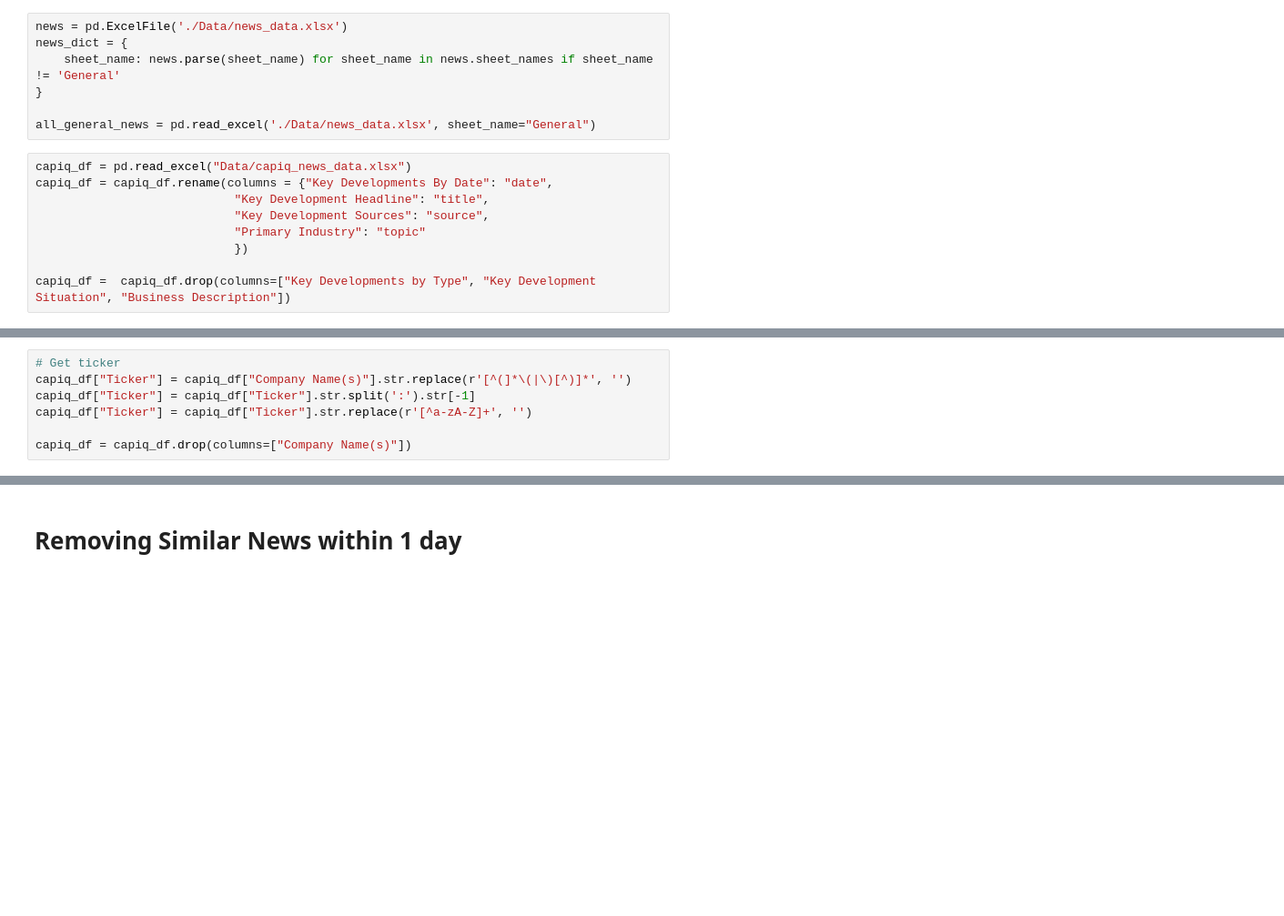
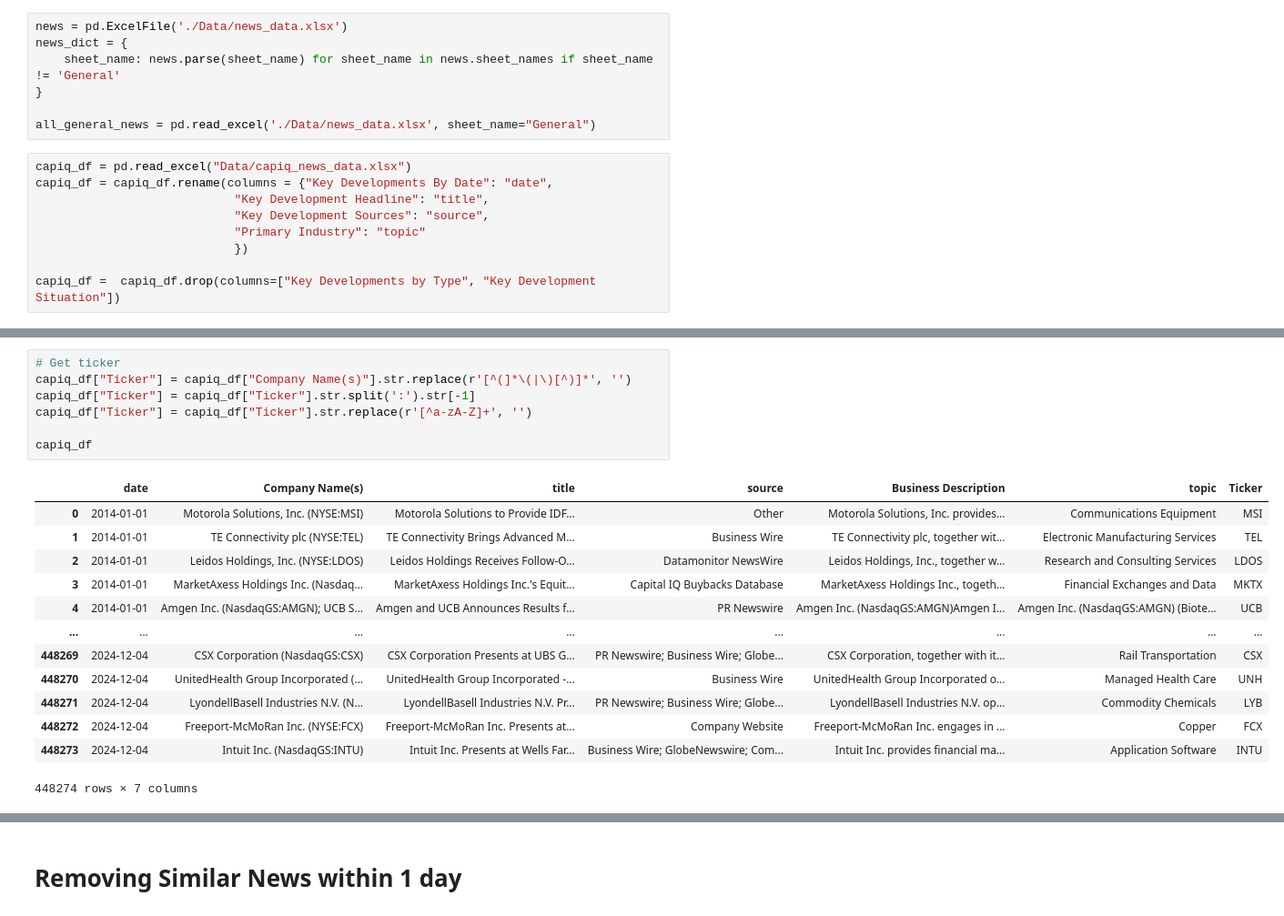
Before and after one commit to saltedpotato/QF634_Research_Methods, a Jupyter notebook: clean_data.ipynb, the cells around one changed output, grey strips where cells are left out. Shown at 91% size. Drawn from its saved outputs; the diff is of its cells as text; blank space fills up the shorter version.

```diff
--- a/clean_data.ipynb
+++ b/clean_data.ipynb
@@ -117,7 +120,7 @@ capiq_df = capiq_df.rename(columns = {"Key Developments By Date": "date",
                             "Primary Industry": "topic"
                             })
 
-capiq_df =  capiq_df.drop(columns=["Key Developments by Type", "Key Development Situation", "Business Description"])
+capiq_df =  capiq_df.drop(columns=["Key Developments by Type", "Key Development Situation"])
 # %%
 capiq_df.info()
 # %% [output]
@@ -136,10 +140,24 @@ memory usage: 17.1+ MB
 # %%
 # Get ticker
 capiq_df["Ticker"] = capiq_df["Company Name(s)"].str.replace(r'[^(]*\(|\)[^)]*', '')
 capiq_df["Ticker"] = capiq_df["Ticker"].str.split(':').str[-1]
 capiq_df["Ticker"] = capiq_df["Ticker"].str.replace(r'[^a-zA-Z]+', '')
 
-capiq_df = capiq_df.drop(columns=["Company Name(s)"])
+capiq_df
+# %% [output]
+|  | date | Company Name(s) | title | source | Business Description | topic | Ticker |
+| 0 | 2014-01-01 | Motorola Solutions, Inc. (NYSE:MSI) | Motorola Solutions to Provide IDF... | Other | Motorola Solutions, Inc. provides... | Communications Equipment | MSI |
+| 1 | 2014-01-01 | TE Connectivity plc (NYSE:TEL) | TE Connectivity Brings Advanced M... | Business Wire | TE Connectivity plc, together wit... | Electronic Manufacturing Services | TEL |
+| 2 | 2014-01-01 | Leidos Holdings, Inc. (NYSE:LDOS) | Leidos Holdings Receives Follow-O... | Datamonitor NewsWire | Leidos Holdings, Inc., together w... | Research and Consulting Services | LDOS |
+| 3 | 2014-01-01 | MarketAxess Holdings Inc. (Nasdaq... | MarketAxess Holdings Inc.'s Equit... | Capital IQ Buybacks Database | MarketAxess Holdings Inc., togeth... | Financial Exchanges and Data | MKTX |
+| 4 | 2014-01-01 | Amgen Inc. (NasdaqGS:AMGN); UCB S... | Amgen and UCB Announces Results f... | PR Newswire | Amgen Inc. (NasdaqGS:AMGN)Amgen I... | Amgen Inc. (NasdaqGS:AMGN) (Biote... | UCB |
+| ... | ... | ... | ... | ... | ... | ... | ... |
+| 448269 | 2024-12-04 | CSX Corporation (NasdaqGS:CSX) | CSX Corporation Presents at UBS G... | PR Newswire; Business Wire; Globe... | CSX Corporation, together with it... | Rail Transportation | CSX |
+| 448270 | 2024-12-04 | UnitedHealth Group Incorporated (... | UnitedHealth Group Incorporated -... | Business Wire | UnitedHealth Group Incorporated o... | Managed Health Care | UNH |
+| 448271 | 2024-12-04 | LyondellBasell Industries N.V. (N... | LyondellBasell Industries N.V. Pr... | PR Newswire; Business Wire; Globe... | LyondellBasell Industries N.V. op... | Commodity Chemicals | LYB |
+| 448272 | 2024-12-04 | Freeport-McMoRan Inc. (NYSE:FCX) | Freeport-McMoRan Inc. Presents at... | Company Website | Freeport-McMoRan Inc. engages in ... | Copper | FCX |
+| 448273 | 2024-12-04 | Intuit Inc. (NasdaqGS:INTU) | Intuit Inc. Presents at Wells Far... | Business Wire; GlobeNewswire; Com... | Intuit Inc. provides financial ma... | Application Software | INTU |
+448274 rows × 7 columns
 # %% [markdown]
 ## Merging CapIQ, PyGoogleNews and NewsCatcher
 
```
Also changed, not shown: parts of 7 cells of this notebook, 4 other files.
